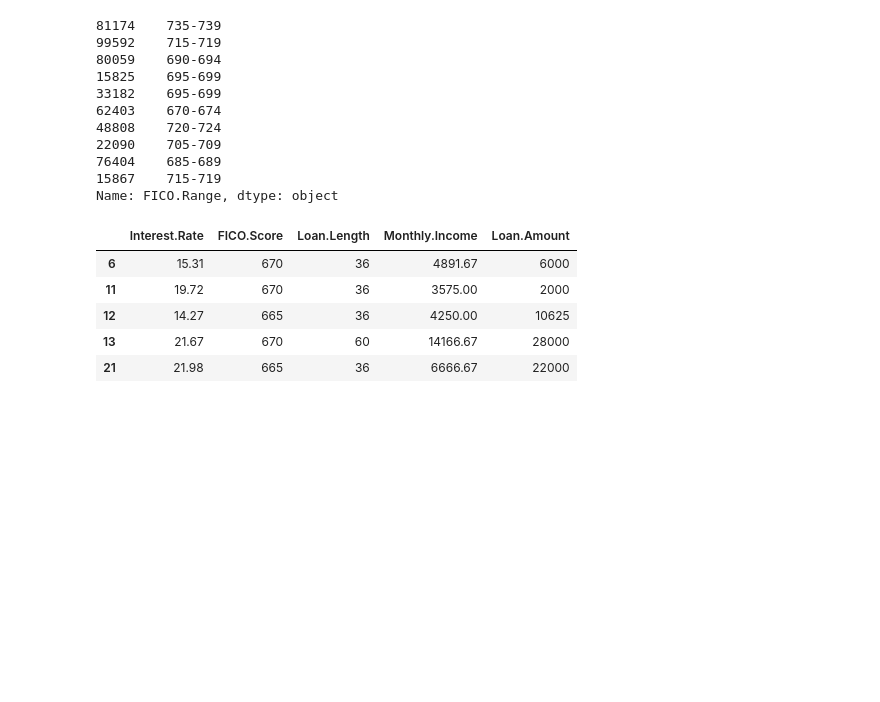
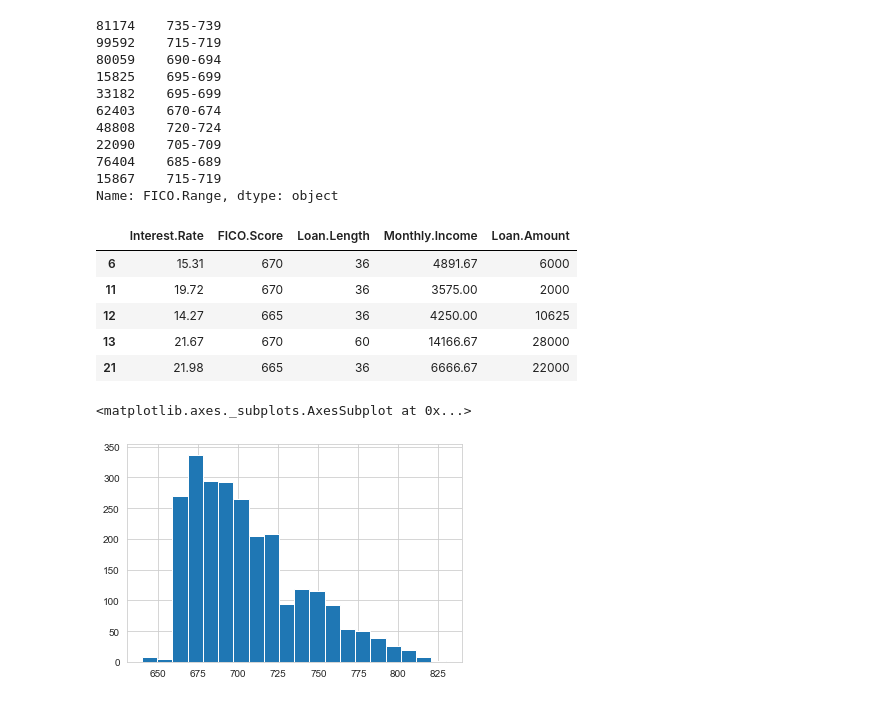
Before and after one commit to bebo09/LinerRegressionProject, a Jupyter notebook: Project - Linear Regression!.ipynb, the cells around one changed output. Drawn from its saved outputs; the diff is of its cells as text; code cells hidden in the pictures; blank space fills up the shorter version.

```diff
--- a/Project - Linear Regression!.ipynb
+++ b/Project - Linear Regression!.ipynb
@@ -71,3 +71,14 @@ loans.head()
 | 12 | 14.27 | 665 | 36 | 4250.00 | 10625 |
 | 13 | 21.67 | 670 | 60 | 14166.67 | 28000 |
 | 21 | 21.98 | 665 | 36 | 6666.67 | 22000 |
+# %%
+# after data has been cleaned now is time for visiualiing the data
+
+plt.figure()
+
+loans = pd.read_csv('loan.csv')
+fico = loans['FICO.Score']
+fico.hist(bins = 20)
+# %% [output]
+<matplotlib.axes._subplots.AxesSubplot at 0x...>
+[figure, added]
```
Also changed, not shown: parts of 3 cells of this notebook.
